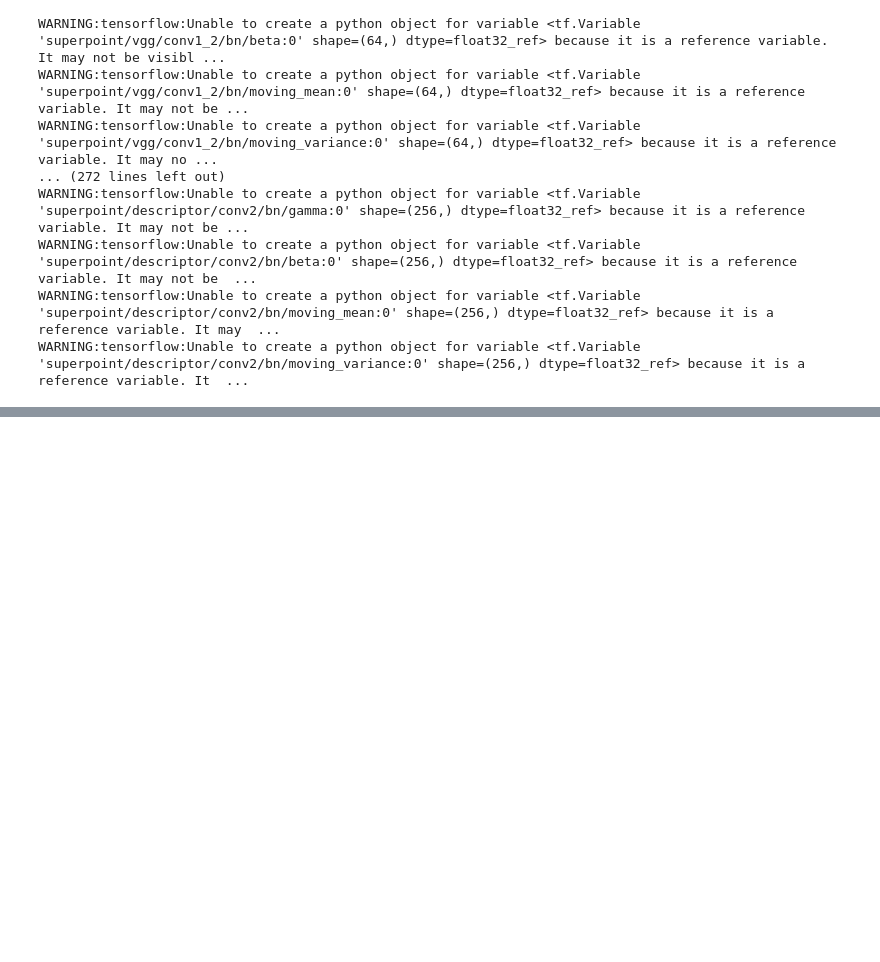
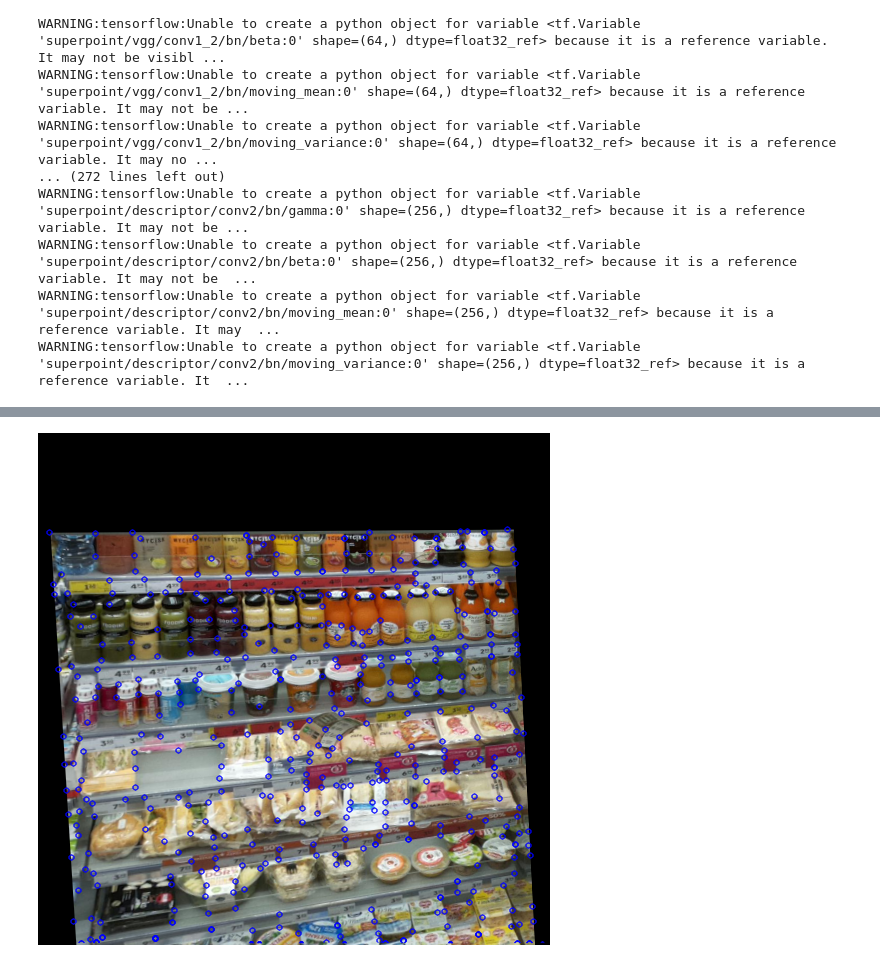
Before and after one commit to kmkolasinski/deep-learning-notes, a Jupyter notebook: 2019-12-SuperGlue/working_with_input_dataset.ipynb, the cells around one changed output, grey strips where cells are left out. Saved outputs shown, nothing was run; the diff lists cells and outputs as text; code cells hidden in the pictures; blank space fills up the shorter version.

```diff
--- a/2019-12-SuperGlue/working_with_input_dataset.ipynb
+++ b/2019-12-SuperGlue/working_with_input_dataset.ipynb
@@ -93,0 +66,11 @@ keypoints.numpy_keypoints().shape
+# %%
+img_with_keypoints = cv2.drawKeypoints(
+    transformed_image.numpy().astype("uint8"),
+    cv_kb,
+    outImage=None, color=(0, 0, 255),
+    flags=cv2.DRAW_MATCHES_FLAGS_DRAW_RICH_KEYPOINTS
+)
+# %%
+Image.fromarray(img_with_keypoints)
+# %% [output]
+[figure, added]
```
Also changed, not shown: parts of 33 cells of this notebook, 7 other files.
